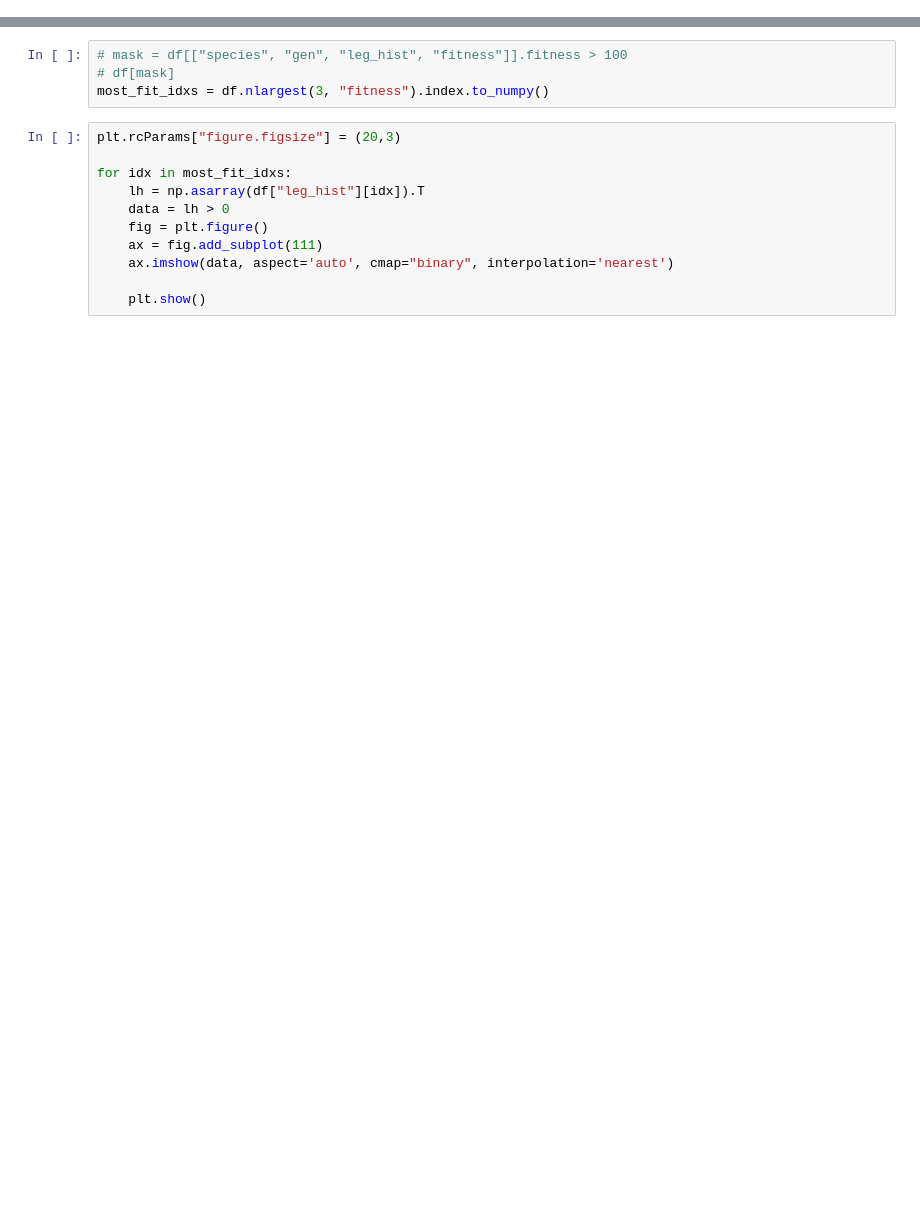
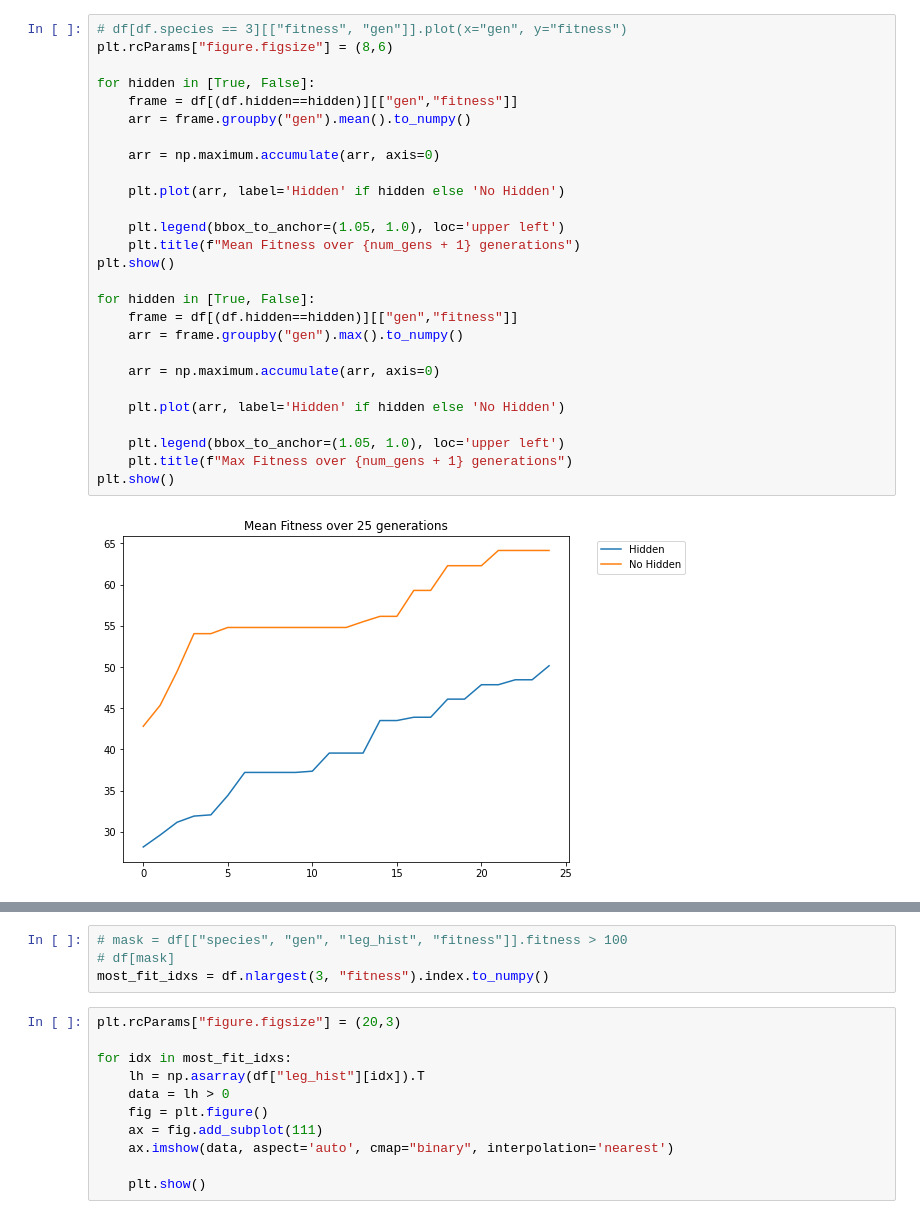
Before and after one commit to Stillerman/Evolutionary-Robotics, a Jupyter notebook: Analyze.ipynb, the cells around one changed output, grey strips where cells are left out. Saved outputs shown, nothing was run; the diff lists cells and outputs as text; blank space fills up the shorter version.

```diff
--- a/Analyze.ipynb
+++ b/Analyze.ipynb
@@ -51,0 +60,29 @@ plt.show()
+# %%
+# df[df.species == 3][["fitness", "gen"]].plot(x="gen", y="fitness")
+plt.rcParams["figure.figsize"] = (8,6)
+
+for hidden in [True, False]:
+    frame = df[(df.hidden==hidden)][["gen","fitness"]]
+    arr = frame.groupby("gen").mean().to_numpy()
+
+    arr = np.maximum.accumulate(arr, axis=0)
+
+    plt.plot(arr, label='Hidden' if hidden else 'No Hidden')
+
+    plt.legend(bbox_to_anchor=(1.05, 1.0), loc='upper left')
+    plt.title(f"Mean Fitness over {num_gens + 1} generations")
+plt.show()
+
+for hidden in [True, False]:
+    frame = df[(df.hidden==hidden)][["gen","fitness"]]
+    arr = frame.groupby("gen").max().to_numpy()
+
+    arr = np.maximum.accumulate(arr, axis=0)
+
+    plt.plot(arr, label='Hidden' if hidden else 'No Hidden')
+
+    plt.legend(bbox_to_anchor=(1.05, 1.0), loc='upper left')
+    plt.title(f"Max Fitness over {num_gens + 1} generations")
+plt.show()
+# %% [output]
+[figure, added]
```
Also changed, not shown: parts of 7 cells of this notebook, 3 other files.
